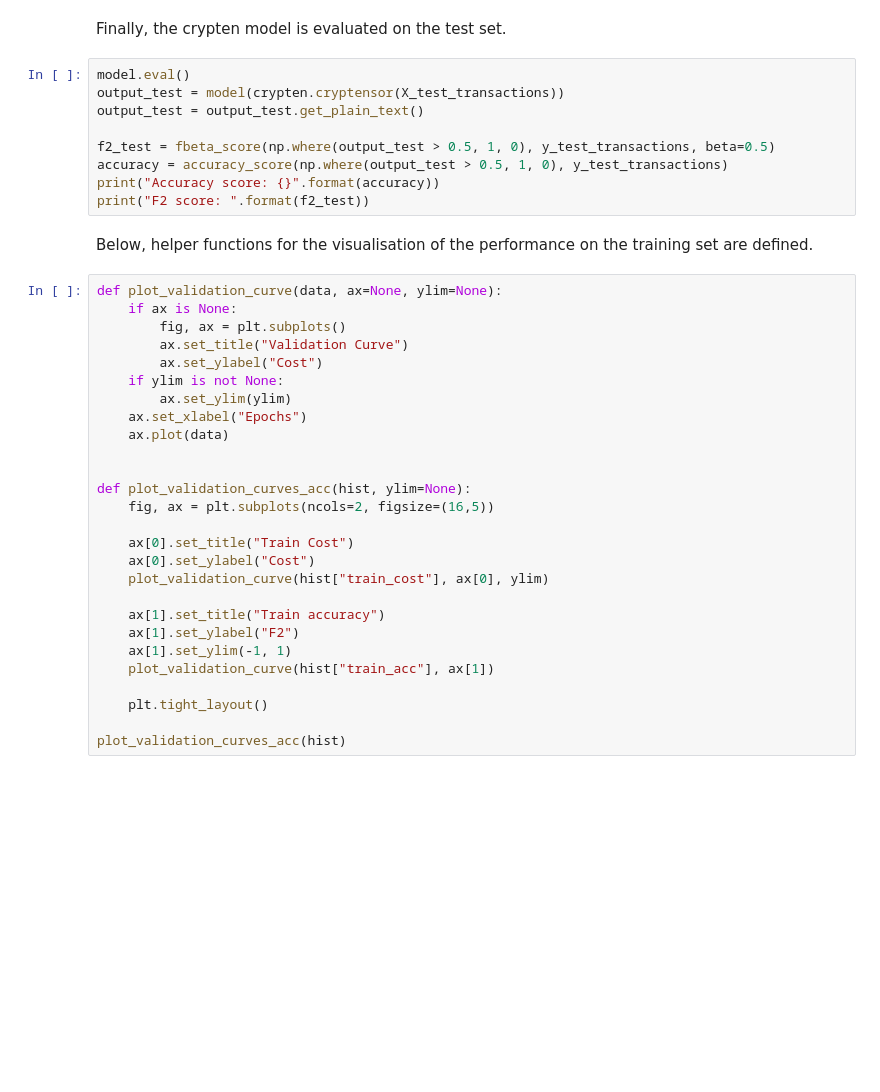
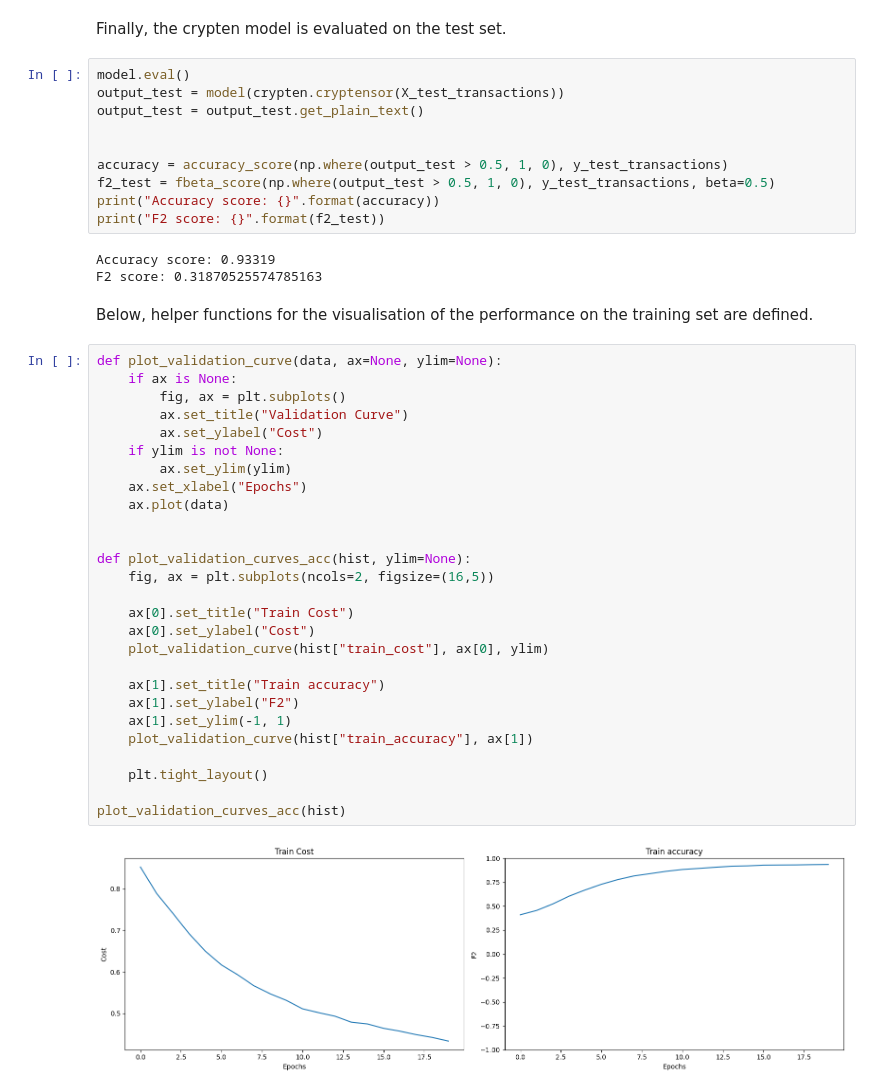
Before and after one commit to huslar58/SMPC_NN, a Jupyter notebook: Encrypted_NN.ipynb, the cells around one changed output. Saved outputs shown, nothing was run; the diff lists cells and outputs as text; blank space fills up the shorter version.

```diff
--- a/Encrypted_NN.ipynb
+++ b/Encrypted_NN.ipynb
@@ -273,39 +273,45 @@ model.eval()
 output_test = model(crypten.cryptensor(X_test_transactions))
 output_test = output_test.get_plain_text()
 
+
+accuracy = accuracy_score(np.where(output_test > 0.5, 1, 0), y_test_transactions)
 f2_test = fbeta_score(np.where(output_test > 0.5, 1, 0), y_test_transactions, beta=0.5)
-accuracy = accuracy_score(np.where(output_test > 0.5, 1, 0), y_test_transactions)
 print("Accuracy score: {}".format(accuracy))
-print("F2 score: ".format(f2_test))
+print("F2 score: {}".format(f2_test))
+# %% [output]
+Accuracy score: 0.93319
+F2 score: 0.31870525574785163
 # %% [markdown]
 Below, helper functions for the visualisation of the performance on the training set are defined.
 # %%
 def plot_validation_curve(data, ax=None, ylim=None):
     if ax is None:
         fig, ax = plt.subplots()
         ax.set_title("Validation Curve")
         ax.set_ylabel("Cost")
     if ylim is not None:
         ax.set_ylim(ylim)
     ax.set_xlabel("Epochs")
     ax.plot(data)
 
 
 def plot_validation_curves_acc(hist, ylim=None):
     fig, ax = plt.subplots(ncols=2, figsize=(16,5))
 
     ax[0].set_title("Train Cost")
     ax[0].set_ylabel("Cost")
     plot_validation_curve(hist["train_cost"], ax[0], ylim)
 
     ax[1].set_title("Train accuracy")
     ax[1].set_ylabel("F2")
     ax[1].set_ylim(-1, 1)
-    plot_validation_curve(hist["train_acc"], ax[1])
+    plot_validation_curve(hist["train_accuracy"], ax[1])
 
     plt.tight_layout()
 
 plot_validation_curves_acc(hist)
+# %% [output]
+[figure, added]
 # %%
 def plot_validation_curves_f2(hist, ylim=None):
     fig, ax = plt.subplots(ncols=2, figsize=(16,5))
```
Also changed, not shown: parts of 2 cells of this notebook.
